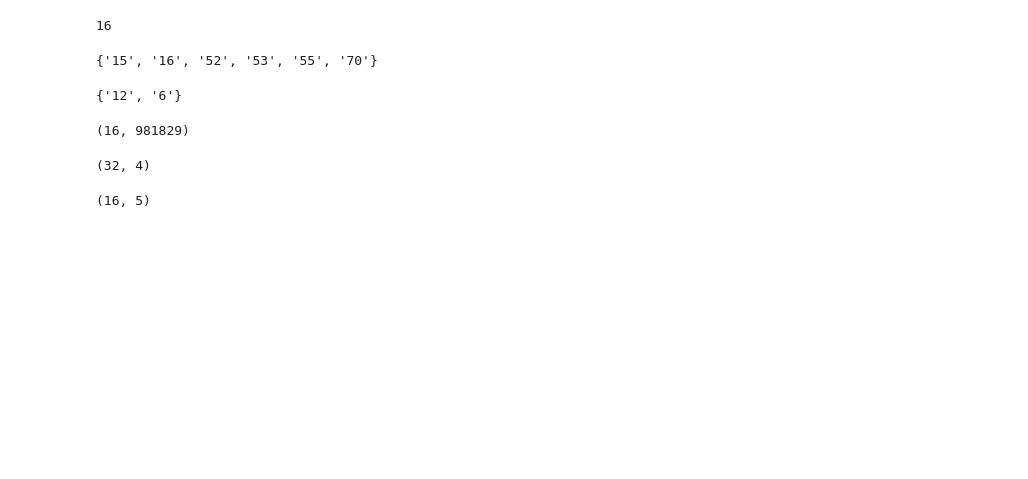
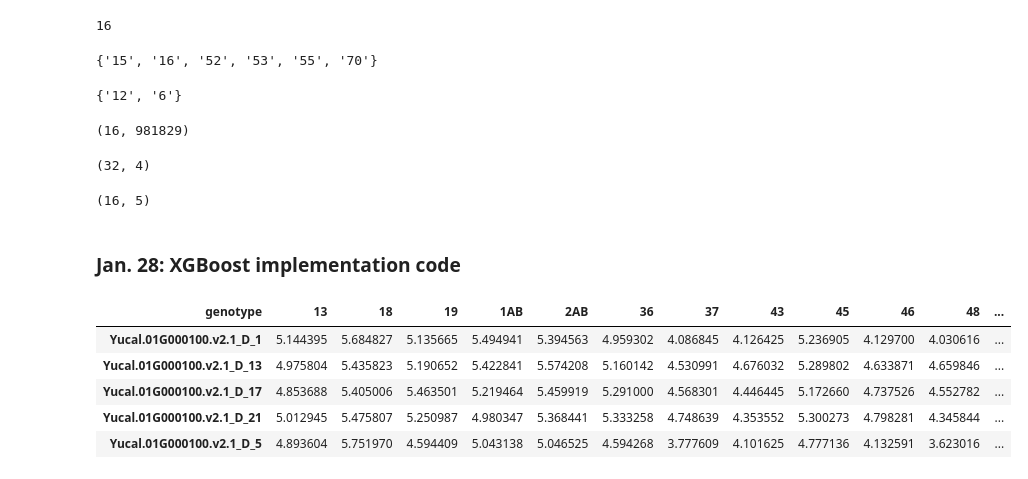
Before and after one commit to achpardo/yucca-genomics, a Jupyter notebook: machine_learning/xgboost_code_development.ipynb, the cells around one changed output. Saved outputs shown, nothing was run; the diff lists cells and outputs as text; code cells hidden in the pictures; blank space fills up the shorter version.

Commit message:
xgboost data exploration & code development

```diff
--- a/machine_learning/xgboost_code_development.ipynb
+++ b/machine_learning/xgboost_code_development.ipynb
@@ -205,3 +206,23 @@ sphys2.shape
 sphys2.to_csv("./subgt_physiology_deltas_for_xgboost.txt",sep="\t",header=True,index=False)
 # %%
 subtpm.to_csv("./subgt_meanTPM_for_xgboost.txt",sep="\t",header=True,index=False)
+# %% [markdown]
+### Jan. 28: XGBoost implementation code
+# %%
+# re-load subtpm & sphys2
+subtpm = pd.read_csv("./subgt_meanTPM_for_xgboost.txt",sep="\t",header="infer")
+sphys2 = pd.read_csv("./subgt_physiology_deltas_for_xgboost.txt",sep="\t",header="infer")
+# %%
+subtpm["genotype"] = subtpm["genotype"].astype(str)
+sphys2["genotype"] = sphys2["genotype"].astype(str)
+# %%
+# subset the X data (rows) - first, transpose it
+ttpm = subtpm.set_index("genotype").transpose()
+ttpm.head()
+# %% [output]
+| genotype | 13 | 18 | 19 | 1AB | 2AB | 36 | 37 | 43 | 45 | 46 | 48 | ... |
+| Yucal.01G000100.v2.1_D_1 | 5.144395 | 5.684827 | 5.135665 | 5.494941 | 5.394563 | 4.959302 | 4.086845 | 4.126425 | 5.236905 | 4.129700 | 4.030616 | ... |
+| Yucal.01G000100.v2.1_D_13 | 4.975804 | 5.435823 | 5.190652 | 5.422841 | 5.574208 | 5.160142 | 4.530991 | 4.676032 | 5.289802 | 4.633871 | 4.659846 | ... |
+| Yucal.01G000100.v2.1_D_17 | 4.853688 | 5.405006 | 5.463501 | 5.219464 | 5.459919 | 5.291000 | 4.568301 | 4.446445 | 5.172660 | 4.737526 | 4.552782 | ... |
+| Yucal.01G000100.v2.1_D_21 | 5.012945 | 5.475807 | 5.250987 | 4.980347 | 5.368441 | 5.333258 | 4.748639 | 4.353552 | 5.300273 | 4.798281 | 4.345844 | ... |
+| Yucal.01G000100.v2.1_D_5 | 4.893604 | 5.751970 | 4.594409 | 5.043138 | 5.046525 | 4.594268 | 3.777609 | 4.101625 | 4.777136 | 4.132591 | 3.623016 | ... |
```
Also changed, not shown: parts of 19 cells of this notebook, 2 other files.
